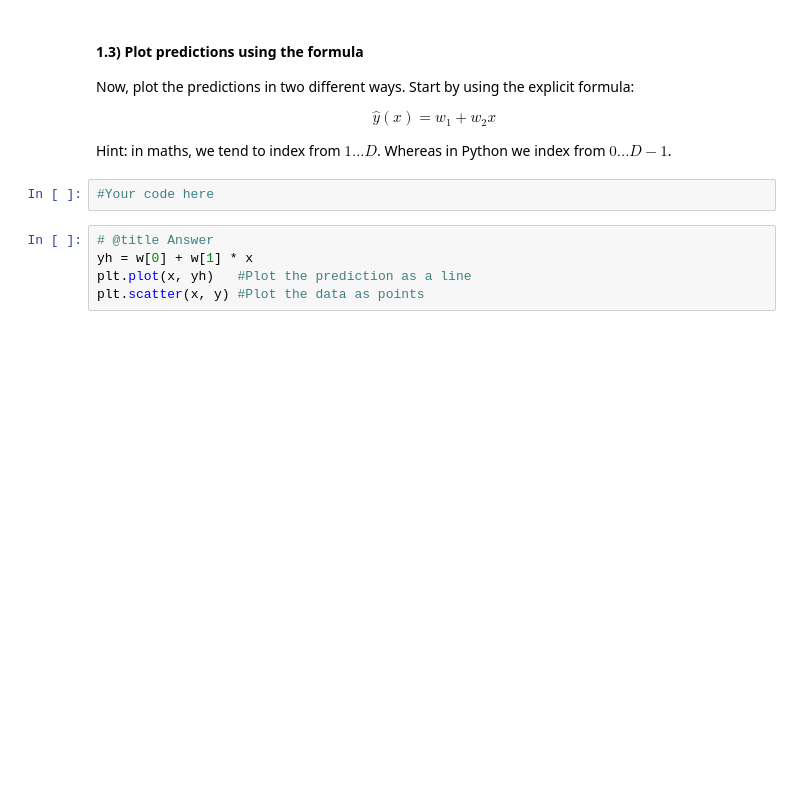
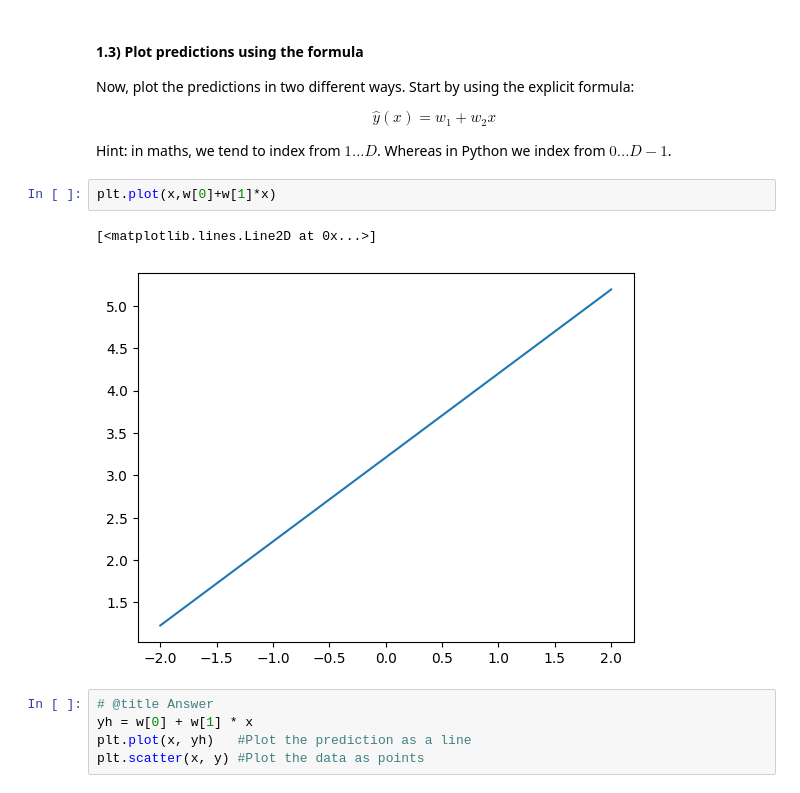
Before and after one commit to aa6910/BPhO-Computational-Challenge-2024, a Jupyter notebook: linear_regression.ipynb, the cells around one changed output. Cells and saved outputs as stored; diff of their text form; blank space fills up the shorter version.

```diff
--- a/linear_regression.ipynb
+++ b/linear_regression.ipynb
@@ -73,8 +78,11 @@ Now, plot the predictions in two different ways.  Start by using the explicit fo
   \hat{y}(x) = w_1 + w_2 x
 \end{align}
 Hint: in maths, we tend to index from $1...D$.  Whereas in Python we index from $0...D-1$.
-# %%
-#Your code here
+# %%
+plt.plot(x,w[0]+w[1]*x)
+# %% [output]
+[<matplotlib.lines.Line2D at 0x...>]
+[figure, added]
 # %%
 # @title Answer
 yh = w[0] + w[1] * x
```
Also changed, not shown: parts of 10 cells of this notebook.
